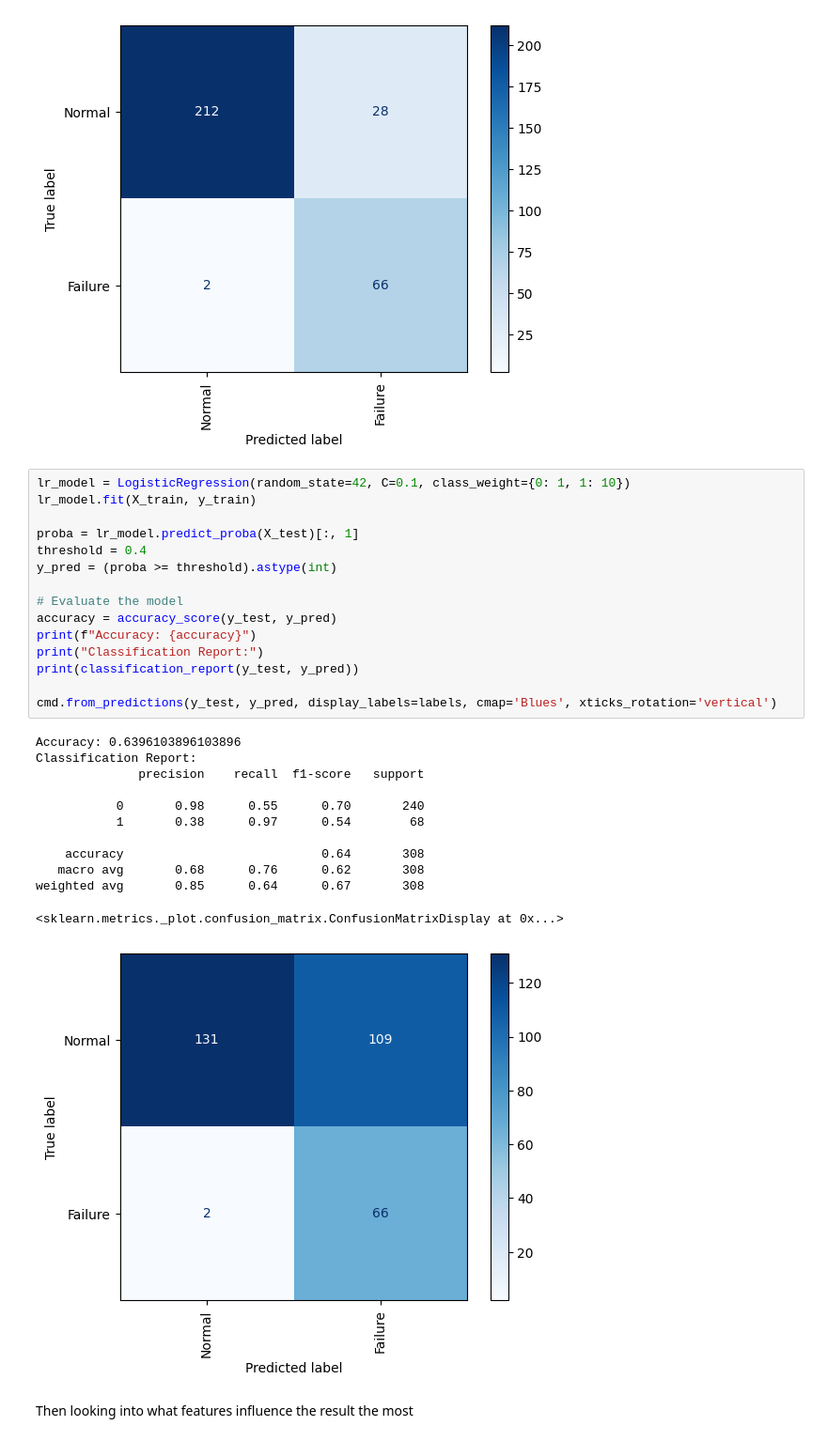
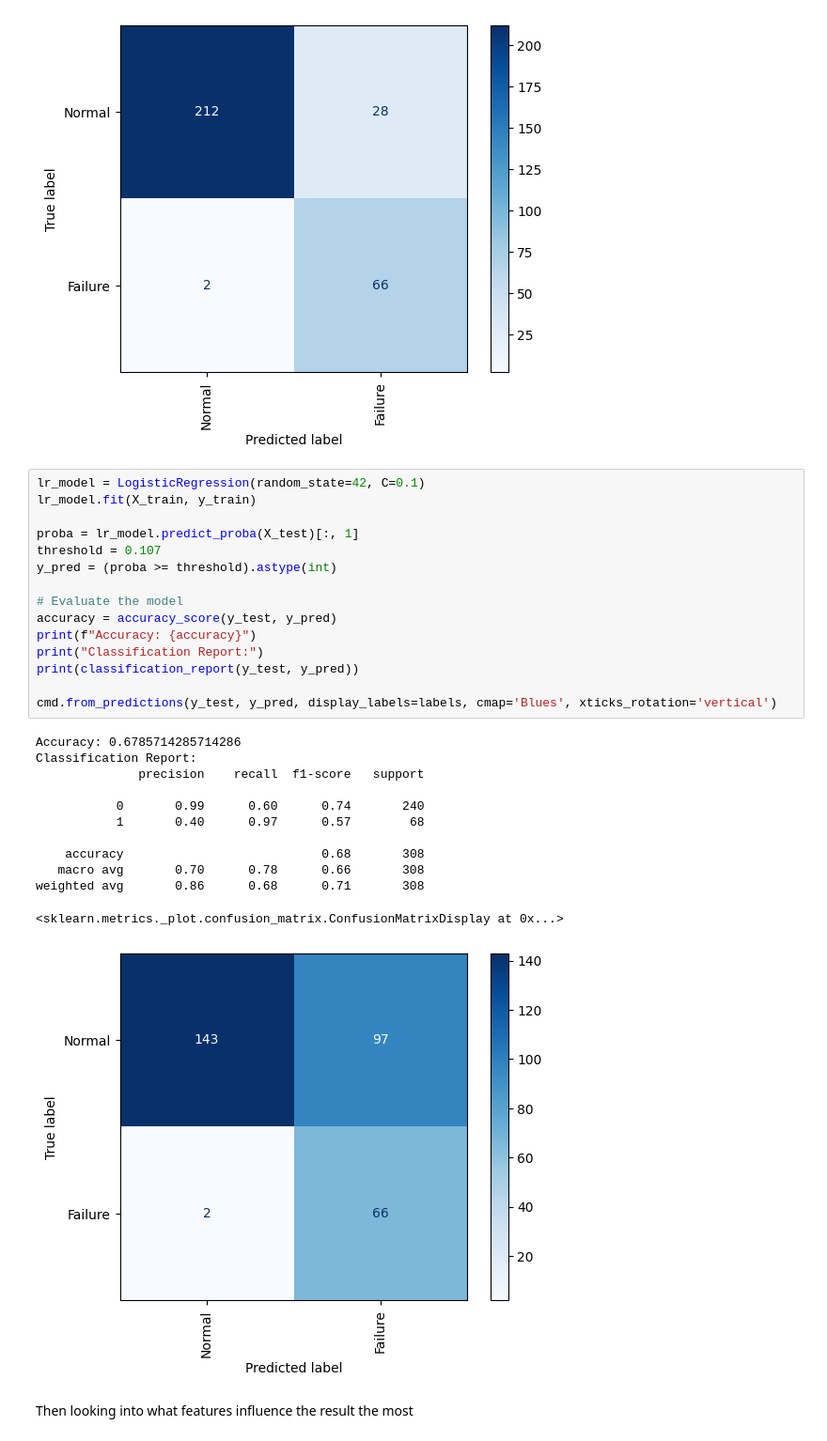
Before and after one commit to waterandstuff/AML_Exam, a Jupyter notebook: Machine_failure.ipynb, the cells around one changed output. Shown: that part at 94% size. Cells and saved outputs as stored; diff of their text form.

```diff
--- a/Machine_failure.ipynb
+++ b/Machine_failure.ipynb
@@ -289,33 +273,33 @@ weighted avg       0.93      0.90      0.91       308
 <sklearn.metrics._plot.confusion_matrix.ConfusionMatrixDisplay at 0x...>
 [figure]
 # %%
-lr_model = LogisticRegression(random_state=42, C=0.1, class_weight={0: 1, 1: 10})
+lr_model = LogisticRegression(random_state=42, C=0.1)
 lr_model.fit(X_train, y_train)
 
 proba = lr_model.predict_proba(X_test)[:, 1]
-threshold = 0.4
+threshold = 0.107
 y_pred = (proba >= threshold).astype(int)
 
 # Evaluate the model
 accuracy = accuracy_score(y_test, y_pred)
 print(f"Accuracy: {accuracy}")
 print("Classification Report:")
 print(classification_report(y_test, y_pred))
 
 cmd.from_predictions(y_test, y_pred, display_labels=labels, cmap='Blues', xticks_rotation='vertical')
 # %% [output]
-Accuracy: 0.6396103896103896
+Accuracy: 0.6785714285714286
 Classification Report:
               precision    recall  f1-score   support
 
-           0       0.98      0.55      0.70       240
-           1       0.38      0.97      0.54        68
+           0       0.99      0.60      0.74       240
+           1       0.40      0.97      0.57        68
 
-    accuracy                           0.64       308
-   macro avg       0.68      0.76      0.62       308
-weighted avg       0.85      0.64      0.67       308
+    accuracy                           0.68       308
+   macro avg       0.70      0.78      0.66       308
+weighted avg       0.86      0.68      0.71       308
 <sklearn.metrics._plot.confusion_matrix.ConfusionMatrixDisplay at 0x...>
-[figure, old version]
+[figure, new version]
 # %% [markdown]
 Then looking into what features influence the result the most
 # %%
```
Also changed, not shown: parts of 2 cells of this notebook.
